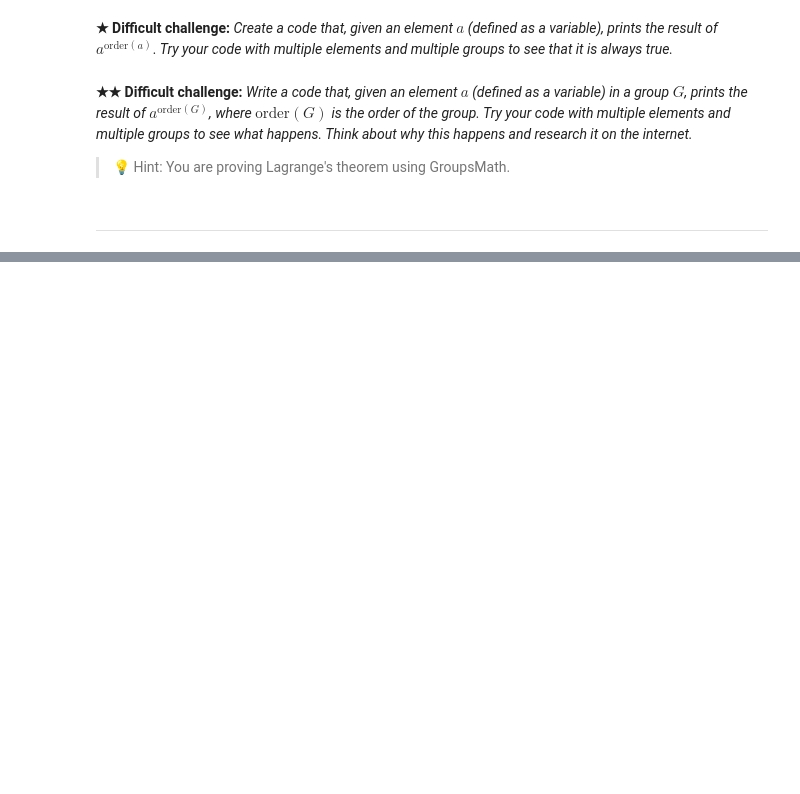
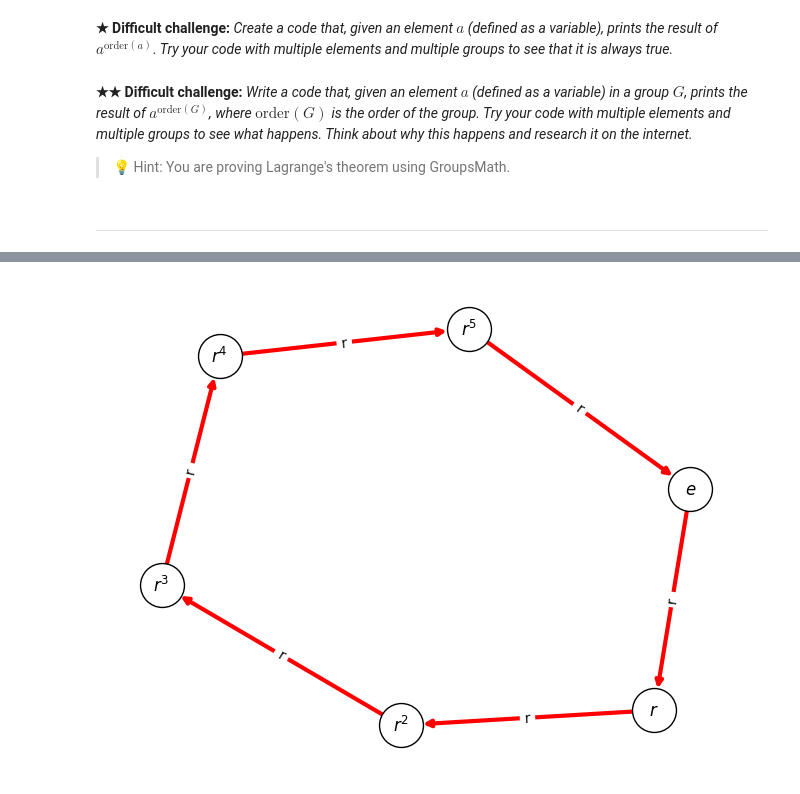
Before and after one commit to MarioSultan/GroupsMath, a Jupyter notebook: GroupsMath_demo.ipynb, the cells around one changed output, grey strips where cells are left out. Cells and saved outputs as stored; diff of their text form; code cells hidden in the pictures; blank space fills up the shorter version.

```diff
--- a/GroupsMath_demo.ipynb
+++ b/GroupsMath_demo.ipynb
@@ -273,0 +371,4 @@ $$a^{\text{order}(a)}=e$$
+# %%
+C6.cayley_graph()
+# %% [output]
+[figure, added]
```
Also changed, not shown: parts of 35 cells of this notebook.
